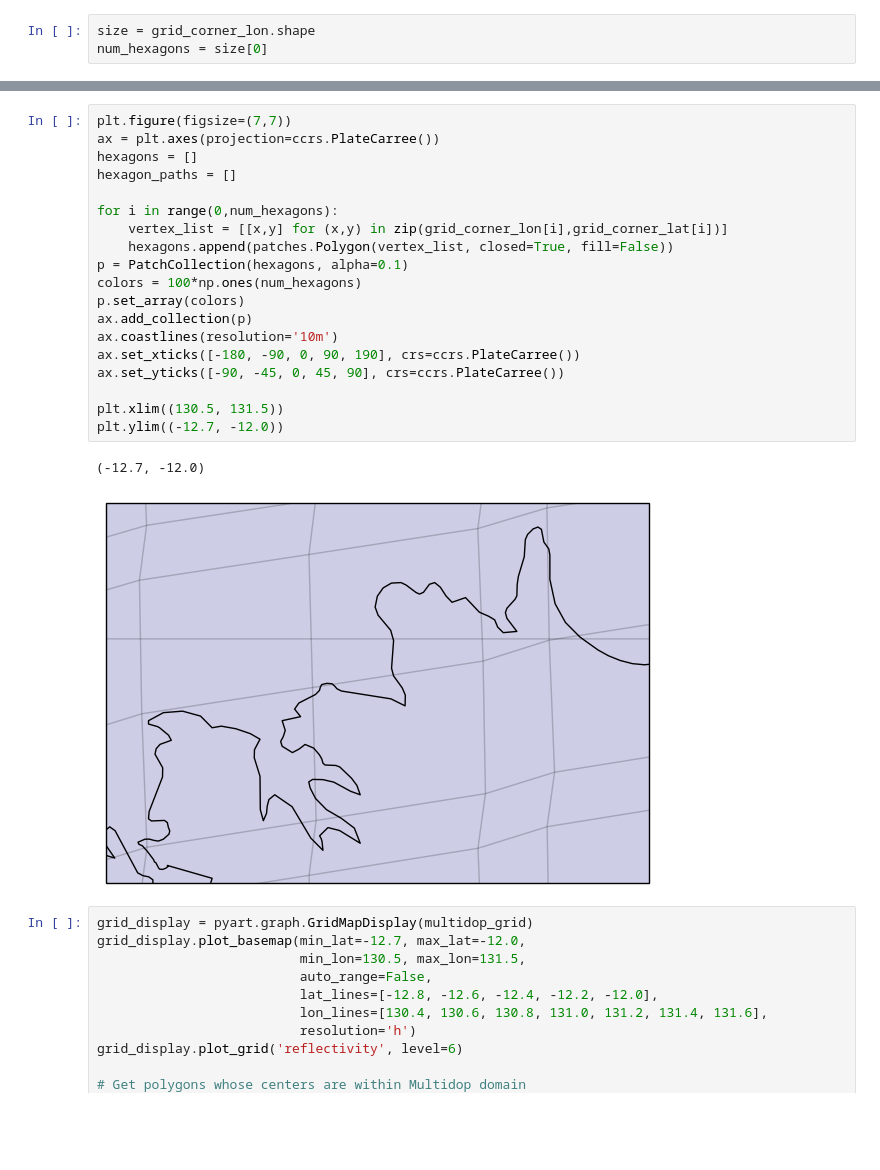
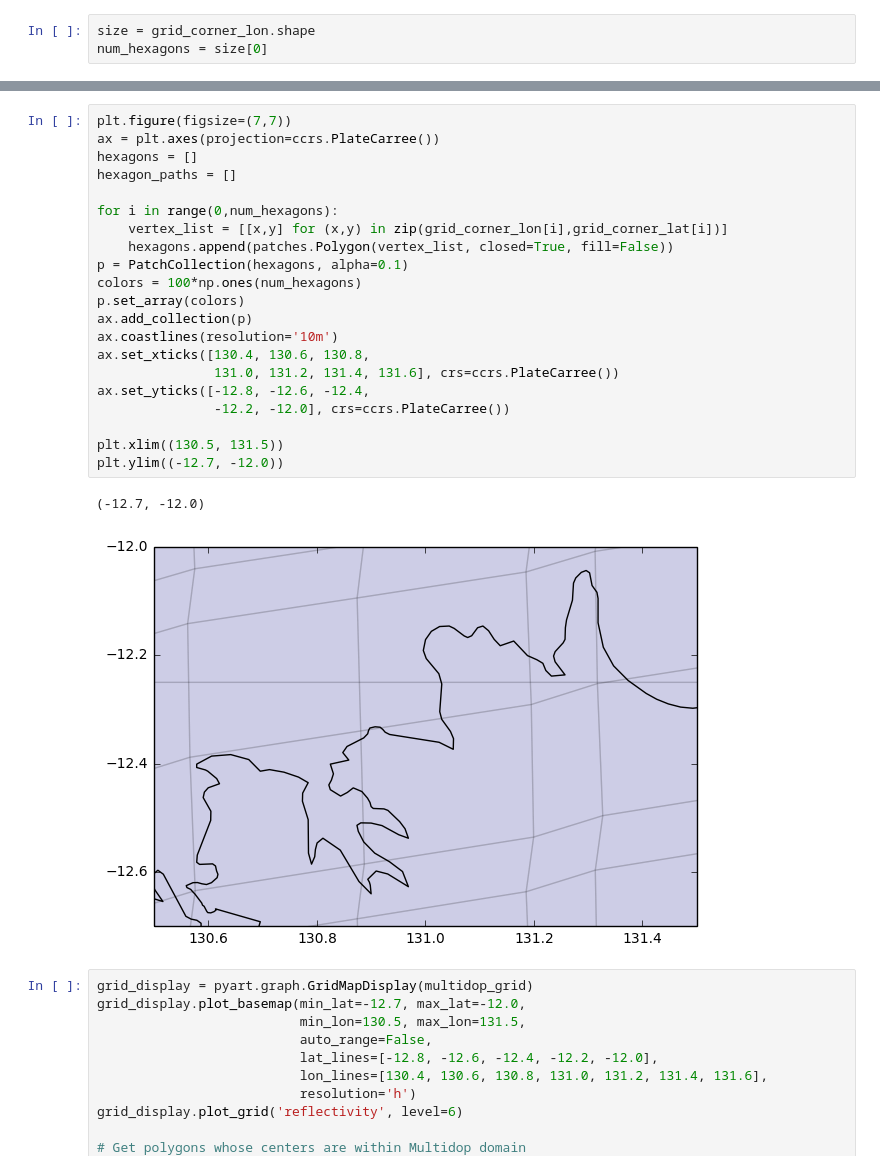
Before and after one commit to rcjackson/cmdv-rrm-anl, a Jupyter notebook: notebooks/RRM aggregate.ipynb, the cells around one changed output, grey strips where cells are left out. Drawn from its saved outputs; the diff is of its cells as text; blank space fills up the shorter version.

```diff
--- a/notebooks/RRM aggregate.ipynb
+++ b/notebooks/RRM aggregate.ipynb
@@ -39,25 +50,27 @@ num_hexagons = size[0]
 # %%
 plt.figure(figsize=(7,7))
 ax = plt.axes(projection=ccrs.PlateCarree())
 hexagons = []
 hexagon_paths = []
 
 for i in range(0,num_hexagons):
     vertex_list = [[x,y] for (x,y) in zip(grid_corner_lon[i],grid_corner_lat[i])]
     hexagons.append(patches.Polygon(vertex_list, closed=True, fill=False))
 p = PatchCollection(hexagons, alpha=0.1)
 colors = 100*np.ones(num_hexagons)
 p.set_array(colors)
 ax.add_collection(p)
 ax.coastlines(resolution='10m')
-ax.set_xticks([-180, -90, 0, 90, 190], crs=ccrs.PlateCarree())
-ax.set_yticks([-90, -45, 0, 45, 90], crs=ccrs.PlateCarree())
+ax.set_xticks([130.4, 130.6, 130.8,
+               131.0, 131.2, 131.4, 131.6], crs=ccrs.PlateCarree())
+ax.set_yticks([-12.8, -12.6, -12.4,
+               -12.2, -12.0], crs=ccrs.PlateCarree())
 
 plt.xlim((130.5, 131.5))
 plt.ylim((-12.7, -12.0))
 # %% [output]
 (-12.7, -12.0)
-[figure, old version]
+[figure, new version]
 # %%
 grid_display = pyart.graph.GridMapDisplay(multidop_grid)
 grid_display.plot_basemap(min_lat=-12.7, max_lat=-12.0,
```
Also changed, not shown: parts of 3 cells of this notebook.
